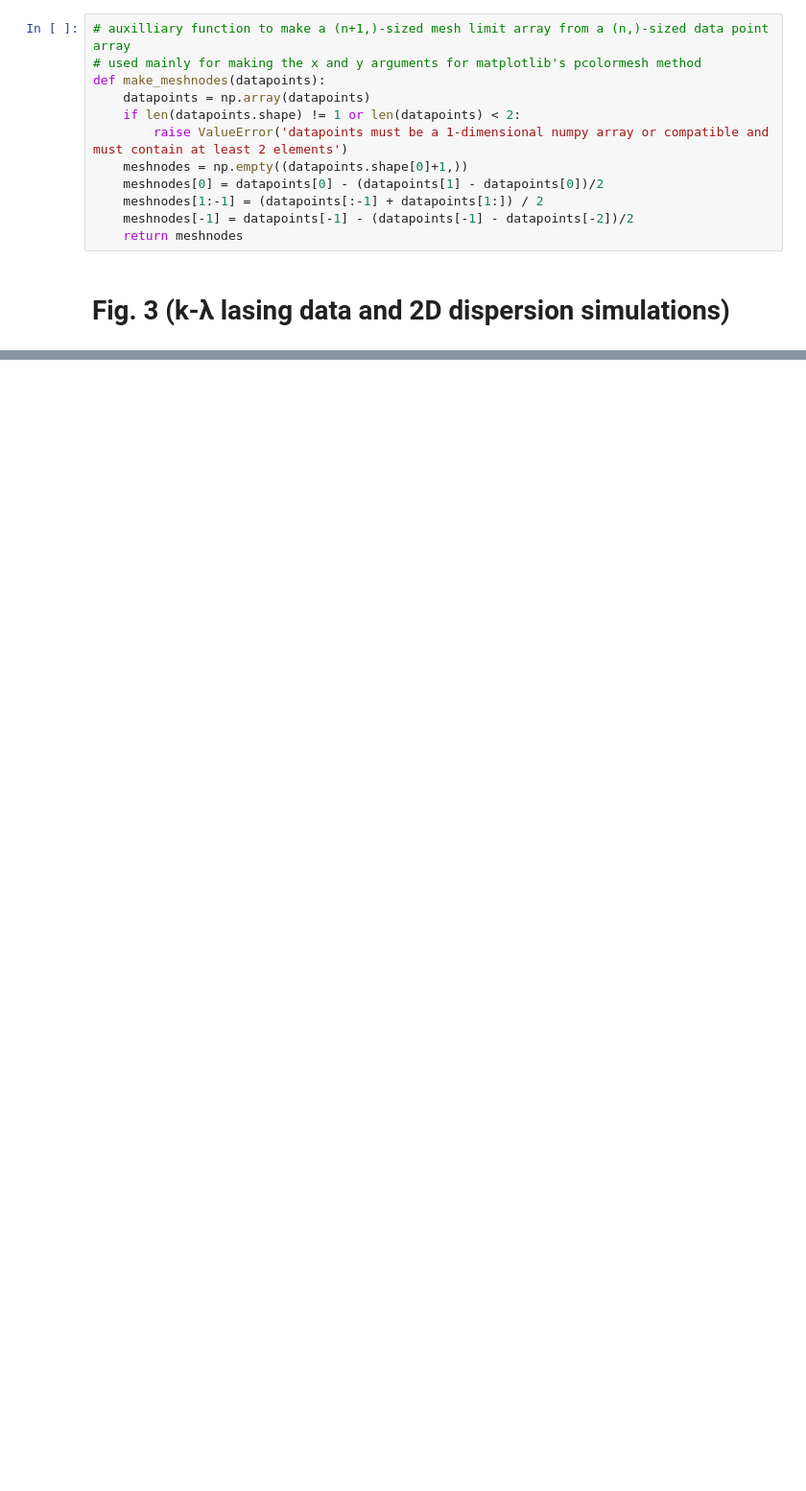
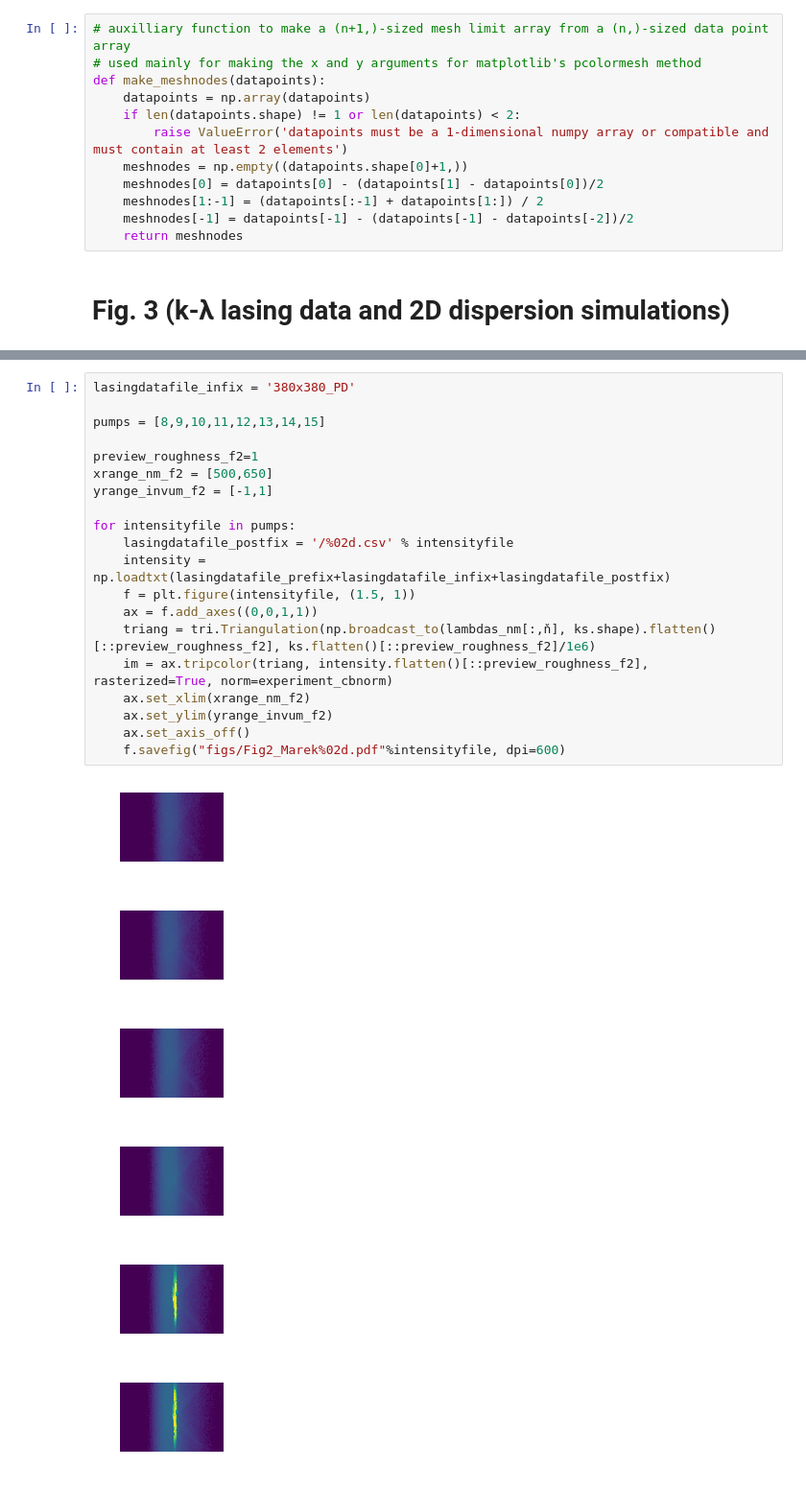
Before and after one commit to texnokrates/qpms-ipynotebooks, a Jupyter notebook: SaraRect/paperfigs.ipynb, the cells around one changed output, grey strips where cells are left out. Shown at 96% size. Cells and saved outputs as stored; diff of their text form; blank space fills up the shorter version.

```diff
--- a/SaraRect/paperfigs.ipynb
+++ b/SaraRect/paperfigs.ipynb
@@ -21,0 +291,27 @@ def make_meshnodes(datapoints):
+# %%
+lasingdatafile_infix = '380x380_PD'
+
+pumps = [8,9,10,11,12,13,14,15]
+
+preview_roughness_f2=1
+xrange_nm_f2 = [500,650]
+yrange_invum_f2 = [-1,1]
+
+for intensityfile in pumps:
+    lasingdatafile_postfix = '/%02d.csv' % intensityfile
+    intensity = np.loadtxt(lasingdatafile_prefix+lasingdatafile_infix+lasingdatafile_postfix)
+    f = plt.figure(intensityfile, (1.5, 1))
+    ax = f.add_axes((0,0,1,1))
+    triang = tri.Triangulation(np.broadcast_to(lambdas_nm[:,ň], ks.shape).flatten()[::preview_roughness_f2], ks.flatten()[::preview_roughness_f2]/1e6)
+    im = ax.tripcolor(triang, intensity.flatten()[::preview_roughness_f2], rasterized=True, norm=experiment_cbnorm)
+    ax.set_xlim(xrange_nm_f2)
+    ax.set_ylim(yrange_invum_f2)
+    ax.set_axis_off()
+    f.savefig("figs/Fig2_Marek%02d.pdf"%intensityfile, dpi=600)
+# %% [output]
+[figure, added]
+[figure, added]
+[figure, added]
+[figure, added]
+[figure, added]
+[figure, added]
```
Also changed, not shown: parts of 19 cells of this notebook, 3 other files.
